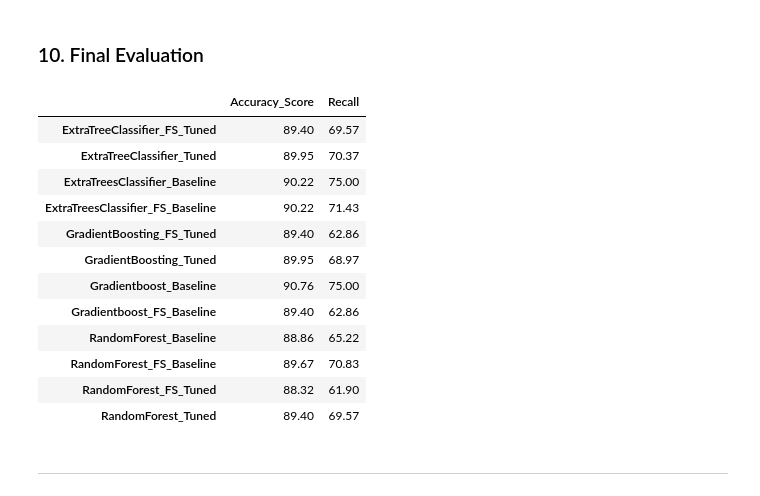
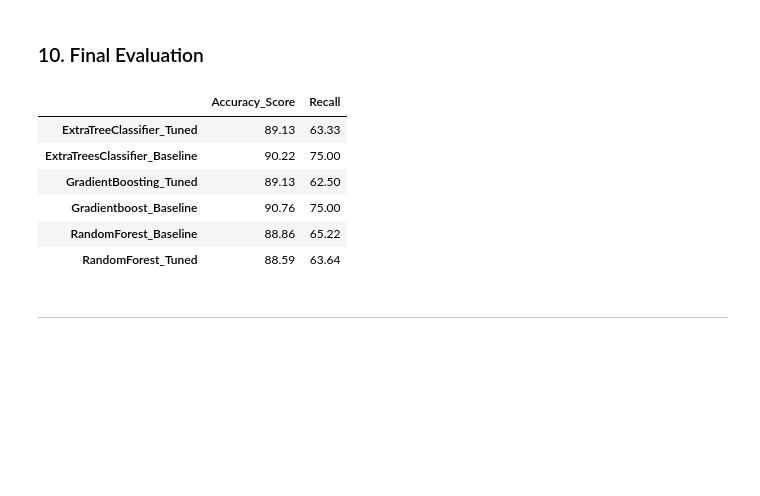
Before and after one commit to evelynpehty/Predicting-the-Risk-of-Employee-Attrition-, a Jupyter notebook: project model.ipynb, the cells around one changed output. Drawn from its saved outputs; the diff is of its cells as text; code cells hidden in the pictures; blank space fills up the shorter version.

```diff
--- a/project model.ipynb
+++ b/project model.ipynb
@@ -321,9 +332,9 @@ memory usage: 642.0 KB
 ### 7. Testing SMOTE and GAN on Baseline Modelling
 # %%
 # set table to table to populate with performance results
-col = ['Algorithm','Train Accuracy Mean', 'Test Accuracy', 'Recall']
+col = ['Algorithm','Train Accuracy Mean','Test Accuracy', 'Recall']
 
-def runmodel(X_train, y_train):
+def runmodel(Xtrain, ytrain):
     train_acc_results = []
     test_acc_results = []
     names = []
@@ -336,11 +347,12 @@ def runmodel(X_train, y_train):
         kfold = KFold(n_splits=10)  # 10-fold cross-validation
 
         # cv accuracy scoring
-        cv_acc_results = cross_val_score(model, X_train, y_train, cv=kfold, scoring='accuracy')
+        cv_acc_results = cross_val_score(model, Xtrain, ytrain, cv=kfold, scoring='accuracy')
         train_acc_results.append(cv_acc_results)
 
         #test accuracy scoring
-        model.fit(X_train,y_train)
+        model.fit(Xtrain,ytrain)
+
         pred = model.predict(X_test)
         test_accuracy = accuracy_score(y_test, pred)
         test_acc_results.append(test_accuracy)
@@ -819,19 +787,13 @@ df_rs_result.rename(columns={'Test Accuracy': 'Accuracy_Score'}, index = rename_
 # %%
-pd.concat([df_performance, smote_baseline,df_rs_result]).sort_index()
+pd.concat([df_performance, smote_baseline]).sort_index()
 # %% [output]
 |  | Accuracy_Score | Recall |
-| ExtraTreeClassifier_FS_Tuned | 89.40 | 69.57 |
-| ExtraTreeClassifier_Tuned | 89.95 | 70.37 |
+| ExtraTreeClassifier_Tuned | 89.13 | 63.33 |
 | ExtraTreesClassifier_Baseline | 90.22 | 75.00 |
-| ExtraTreesClassifier_FS_Baseline | 90.22 | 71.43 |
-| GradientBoosting_FS_Tuned | 89.40 | 62.86 |
-| GradientBoosting_Tuned | 89.95 | 68.97 |
+| GradientBoosting_Tuned | 89.13 | 62.50 |
 | Gradientboost_Baseline | 90.76 | 75.00 |
-| Gradientboost_FS_Baseline | 89.40 | 62.86 |
 | RandomForest_Baseline | 88.86 | 65.22 |
-| RandomForest_FS_Baseline | 89.67 | 70.83 |
-| RandomForest_FS_Tuned | 88.32 | 61.90 |
-| RandomForest_Tuned | 89.40 | 69.57 |
+| RandomForest_Tuned | 88.59 | 63.64 |
 # %% [markdown]
 <hr>
 # %% [markdown]
```
Also changed, not shown: parts of 57 cells of this notebook, 12 other files.
